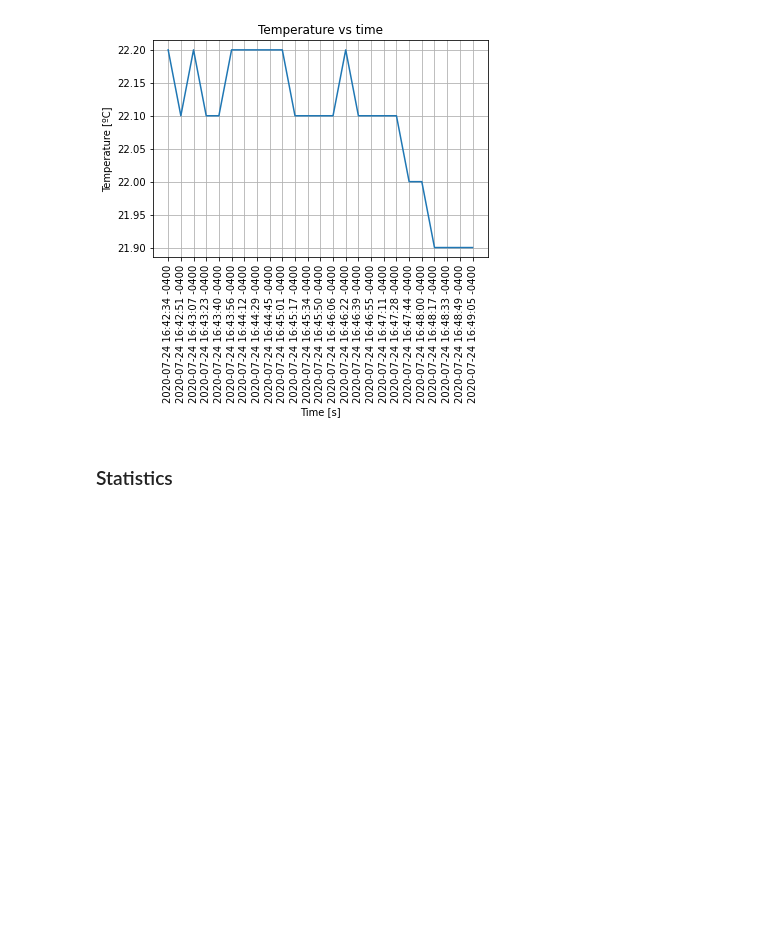
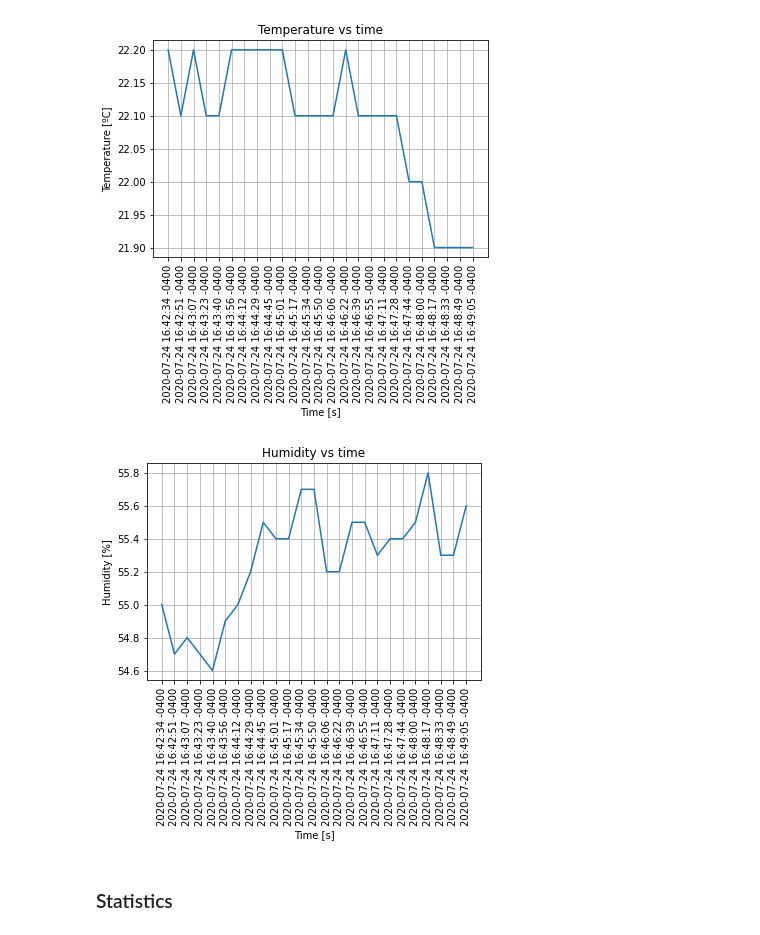
Before and after one commit to fdlogic/EDA_Sensors, a Jupyter notebook: EDA_variables_sensor.ipynb, the cells around one changed output. Saved outputs shown, nothing was run; the diff lists cells and outputs as text; code cells hidden in the pictures; blank space fills up the shorter version.

```diff
--- a/EDA_variables_sensor.ipynb
+++ b/EDA_variables_sensor.ipynb
@@ -56,6 +56,20 @@ plt.ylabel('Temperature [ºC]')
 plt.grid()
 # %% [output]
 [figure]
+# %%
+plt.plot(time, humidity)
+
+# rotating the x-axis tick labels at 90 degree
+plt.xticks(rotation=90)
+
+# Labels
+plt.title('Humidity vs time')
+plt.xlabel('Time [s]')
+plt.ylabel('Humidity [%]')
+
+plt.grid()
+# %% [output]
+[figure, added]
 # %% [markdown]
 ### Statistics
 # %%
```
Also changed, not shown: parts of 7 cells of this notebook, 1 other file.
